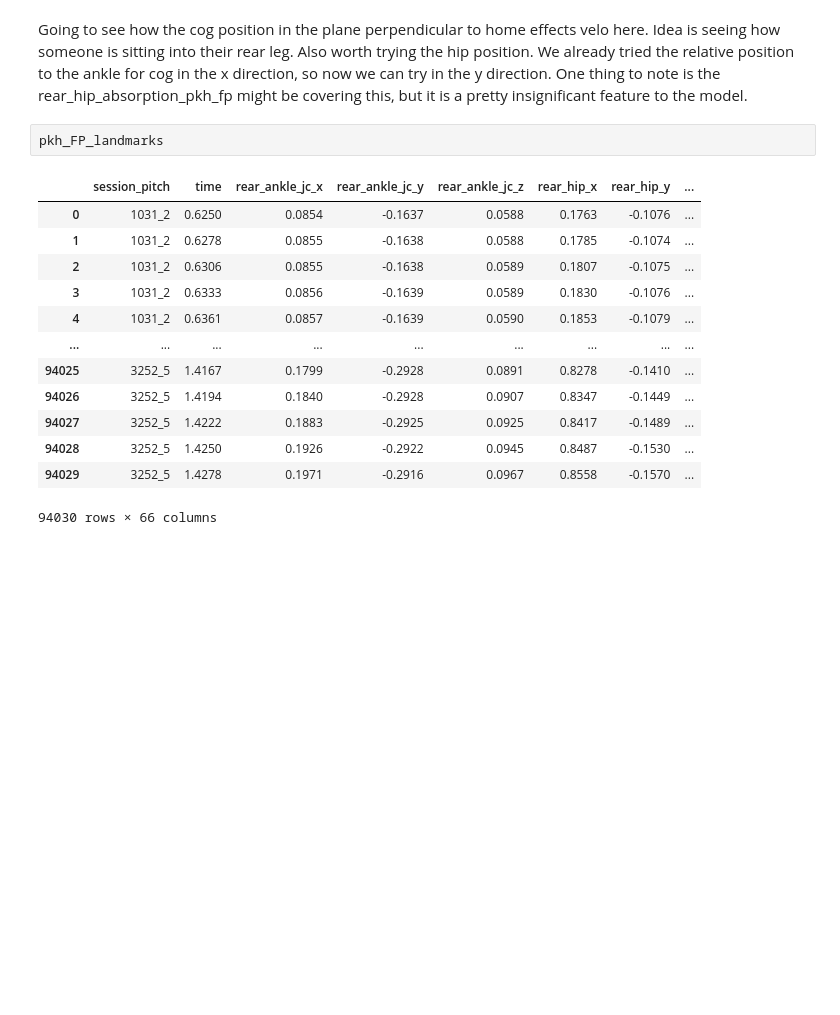
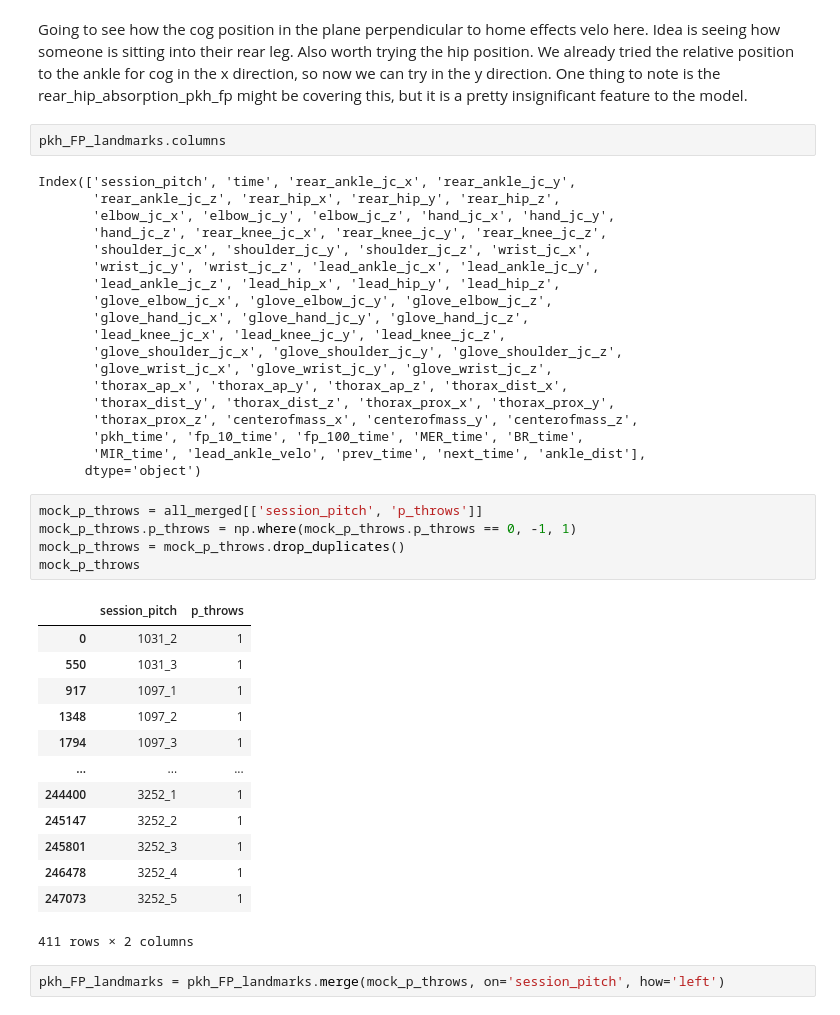
Before and after one commit to gabriel31levy34/OpenBiomechanics, a Jupyter notebook: EDA.ipynb, the cells around one changed output. Drawn from its saved outputs; the diff is of its cells as text; blank space fills up the shorter version.

```diff
--- a/EDA.ipynb
+++ b/EDA.ipynb
@@ -1872,18 +1873,44 @@ importance_df[(importance_df.Feature.str.contains('hip')) | importance_df.Featur
 # %% [markdown]
 Going to see how the cog position in the plane perpendicular to home effects velo here. Idea is seeing how someone is sitting into their rear leg. Also worth trying the hip position. We already tried the relative position to the ankle for cog in the x direction, so now we can try in the y direction. One thing to note is the rear_hip_absorption_pkh_fp might be covering this, but it is a pretty insignificant feature to the model.
 # %%
-pkh_FP_landmarks
+pkh_FP_landmarks.columns
 # %% [output]
-|  | session_pitch | time | rear_ankle_jc_x | rear_ankle_jc_y | rear_ankle_jc_z | rear_hip_x | rear_hip_y | ... |
-| 0 | 1031_2 | 0.6250 | 0.0854 | -0.1637 | 0.0588 | 0.1763 | -0.1076 | ... |
-| 1 | 1031_2 | 0.6278 | 0.0855 | -0.1638 | 0.0588 | 0.1785 | -0.1074 | ... |
-| 2 | 1031_2 | 0.6306 | 0.0855 | -0.1638 | 0.0589 | 0.1807 | -0.1075 | ... |
-| 3 | 1031_2 | 0.6333 | 0.0856 | -0.1639 | 0.0589 | 0.1830 | -0.1076 | ... |
-| 4 | 1031_2 | 0.6361 | 0.0857 | -0.1639 | 0.0590 | 0.1853 | -0.1079 | ... |
-| ... | ... | ... | ... | ... | ... | ... | ... | ... |
-| 94025 | 3252_5 | 1.4167 | 0.1799 | -0.2928 | 0.0891 | 0.8278 | -0.1410 | ... |
-| 94026 | 3252_5 | 1.4194 | 0.1840 | -0.2928 | 0.0907 | 0.8347 | -0.1449 | ... |
-| 94027 | 3252_5 | 1.4222 | 0.1883 | -0.2925 | 0.0925 | 0.8417 | -0.1489 | ... |
-| 94028 | 3252_5 | 1.4250 | 0.1926 | -0.2922 | 0.0945 | 0.8487 | -0.1530 | ... |
-| 94029 | 3252_5 | 1.4278 | 0.1971 | -0.2916 | 0.0967 | 0.8558 | -0.1570 | ... |
-94030 rows × 66 columns
+Index(['session_pitch', 'time', 'rear_ankle_jc_x', 'rear_ankle_jc_y',
+       'rear_ankle_jc_z', 'rear_hip_x', 'rear_hip_y', 'rear_hip_z',
+       'elbow_jc_x', 'elbow_jc_y', 'elbow_jc_z', 'hand_jc_x', 'hand_jc_y',
+       'hand_jc_z', 'rear_knee_jc_x', 'rear_knee_jc_y', 'rear_knee_jc_z',
+       'shoulder_jc_x', 'shoulder_jc_y', 'shoulder_jc_z', 'wrist_jc_x',
+       'wrist_jc_y', 'wrist_jc_z', 'lead_ankle_jc_x', 'lead_ankle_jc_y',
+       'lead_ankle_jc_z', 'lead_hip_x', 'lead_hip_y', 'lead_hip_z',
+       'glove_elbow_jc_x', 'glove_elbow_jc_y', 'glove_elbow_jc_z',
+       'glove_hand_jc_x', 'glove_hand_jc_y', 'glove_hand_jc_z',
+       'lead_knee_jc_x', 'lead_knee_jc_y', 'lead_knee_jc_z',
+       'glove_shoulder_jc_x', 'glove_shoulder_jc_y', 'glove_shoulder_jc_z',
+       'glove_wrist_jc_x', 'glove_wrist_jc_y', 'glove_wrist_jc_z',
+       'thorax_ap_x', 'thorax_ap_y', 'thorax_ap_z', 'thorax_dist_x',
+       'thorax_dist_y', 'thorax_dist_z', 'thorax_prox_x', 'thorax_prox_y',
+       'thorax_prox_z', 'centerofmass_x', 'centerofmass_y', 'centerofmass_z',
+       'pkh_time', 'fp_10_time', 'fp_100_time', 'MER_time', 'BR_time',
+       'MIR_time', 'lead_ankle_velo', 'prev_time', 'next_time', 'ankle_dist'],
+      dtype='object')
+# %%
+mock_p_throws = all_merged[['session_pitch', 'p_throws']]
+mock_p_throws.p_throws = np.where(mock_p_throws.p_throws == 0, -1, 1)
+mock_p_throws = mock_p_throws.drop_duplicates()
+mock_p_throws
+# %% [output]
+|  | session_pitch | p_throws |
+| 0 | 1031_2 | 1 |
+| 550 | 1031_3 | 1 |
+| 917 | 1097_1 | 1 |
+| 1348 | 1097_2 | 1 |
+| 1794 | 1097_3 | 1 |
+| ... | ... | ... |
+| 244400 | 3252_1 | 1 |
+| 245147 | 3252_2 | 1 |
+| 245801 | 3252_3 | 1 |
+| 246478 | 3252_4 | 1 |
+| 247073 | 3252_5 | 1 |
+411 rows × 2 columns
+# %%
+pkh_FP_landmarks = pkh_FP_landmarks.merge(mock_p_throws, on='session_pitch', how='left')
```
Also changed, not shown: parts of 23 cells of this notebook.
